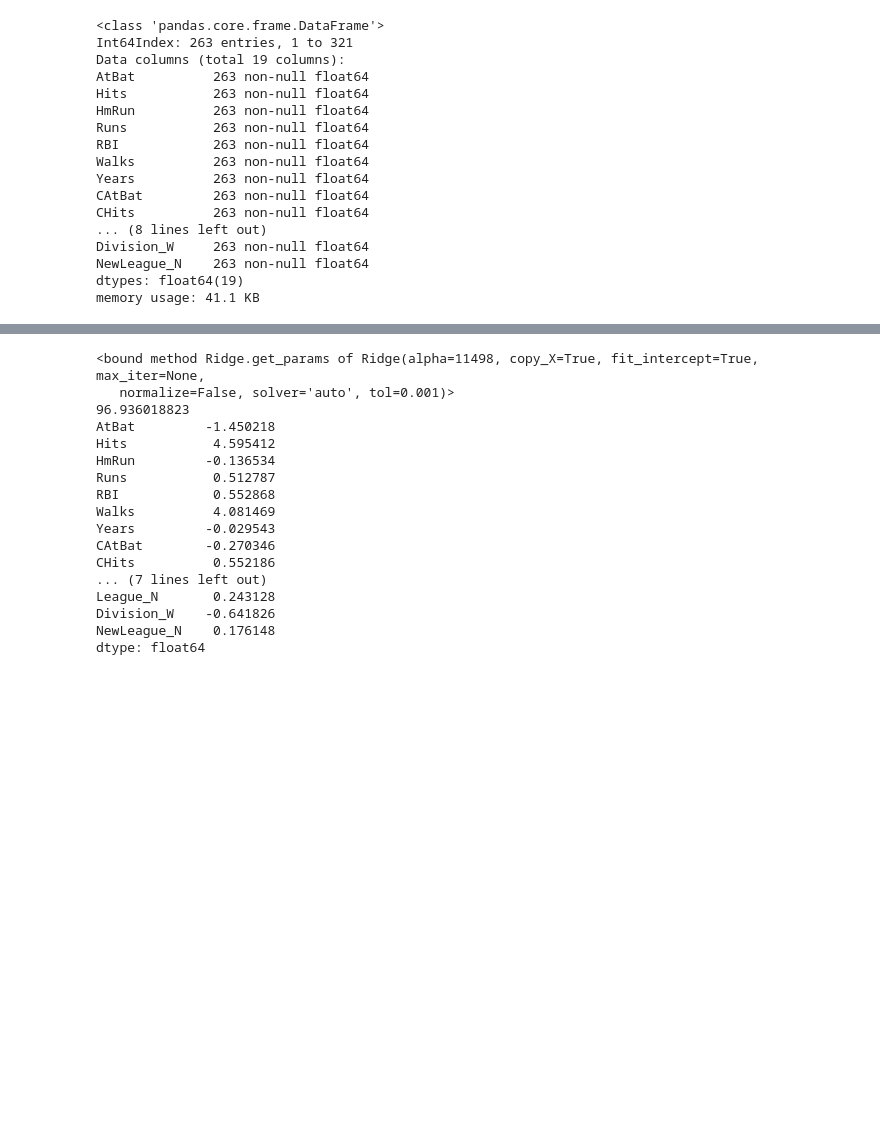
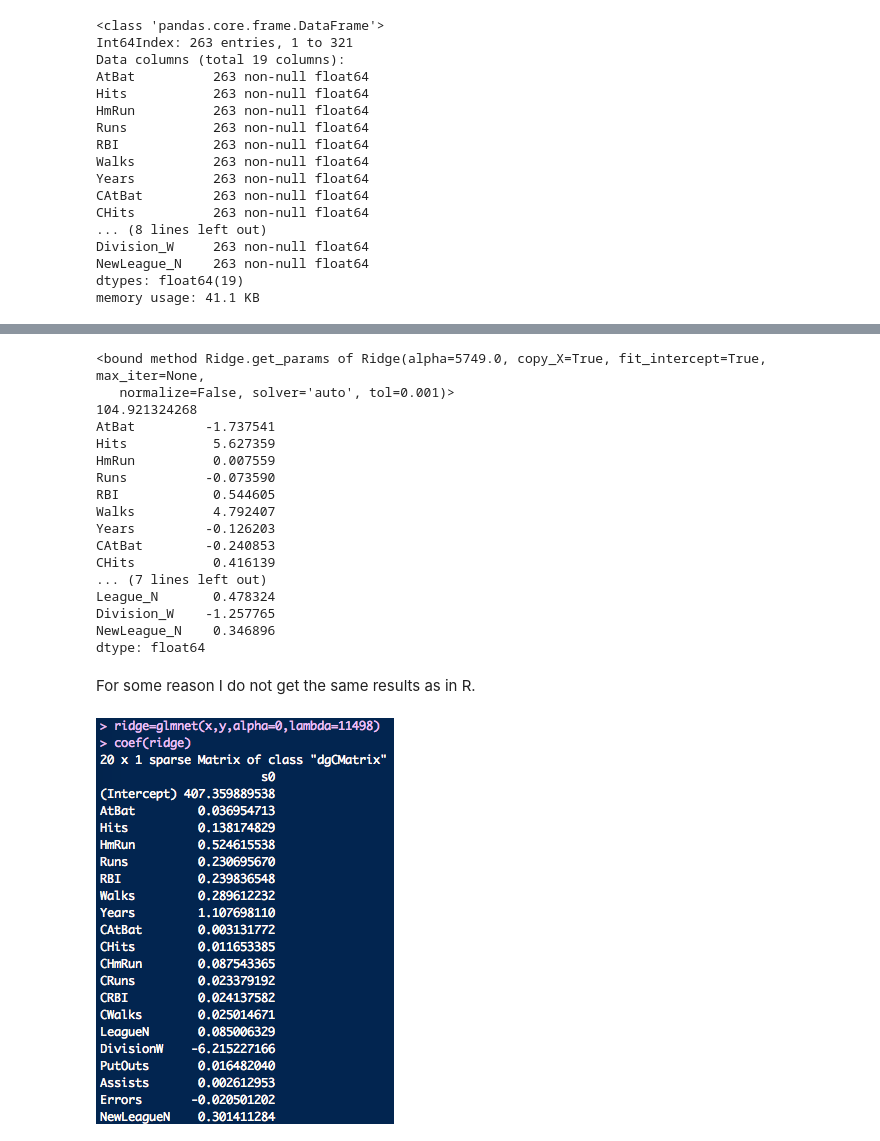
Before and after one commit to JWarmenhoven/ISLR-python, a Jupyter notebook: Chapter 6.ipynb, the cells around one changed output, grey strips where cells are left out. Cells and saved outputs as stored; diff of their text form; code cells hidden in the pictures; blank space fills up the shorter version.

```diff
--- a/Chapter 6.ipynb
+++ b/Chapter 6.ipynb
@@ -85,24 +98,30 @@ memory usage: 41.1 KB
 # %%
-regr = Ridge(alpha=11498, normalize=False)
+regr = Ridge(alpha=(0.5*11498))
 regr.fit(X, y)
 print(regr.get_params)
 print(regr.intercept_)
 print(pd.Series(regr.coef_, index=X.columns))
 # %% [output]
-<bound method Ridge.get_params of Ridge(alpha=11498, copy_X=True, fit_intercept=True, max_iter=None,
+<bound method Ridge.get_params of Ridge(alpha=5749.0, copy_X=True, fit_intercept=True, max_iter=None,
    normalize=False, solver='auto', tol=0.001)>
-96.936018823
-AtBat         -1.450218
-Hits           4.595412
-HmRun         -0.136534
-Runs           0.512787
-RBI            0.552868
-Walks          4.081469
-Years         -0.029543
-CAtBat        -0.270346
-CHits          0.552186
+104.921324268
+AtBat         -1.737541
+Hits           5.627359
+HmRun          0.007559
+Runs          -0.073590
+RBI            0.544605
+Walks          4.792407
+Years         -0.126203
+CAtBat        -0.240853
+CHits          0.416139
 ... (7 lines left out)
-League_N       0.243128
-Division_W    -0.641826
-NewLeague_N    0.176148
+League_N       0.478324
+Division_W    -1.257765
+NewLeague_N    0.346896
 dtype: float64
+# %% [markdown]
+For some reason I do not get the same results as in R.
+# %%
+Image('R_glmnet.png')
+# %% [output]
+[figure, added]
```
Also changed, not shown: parts of 5 cells of this notebook, 1 other file.
